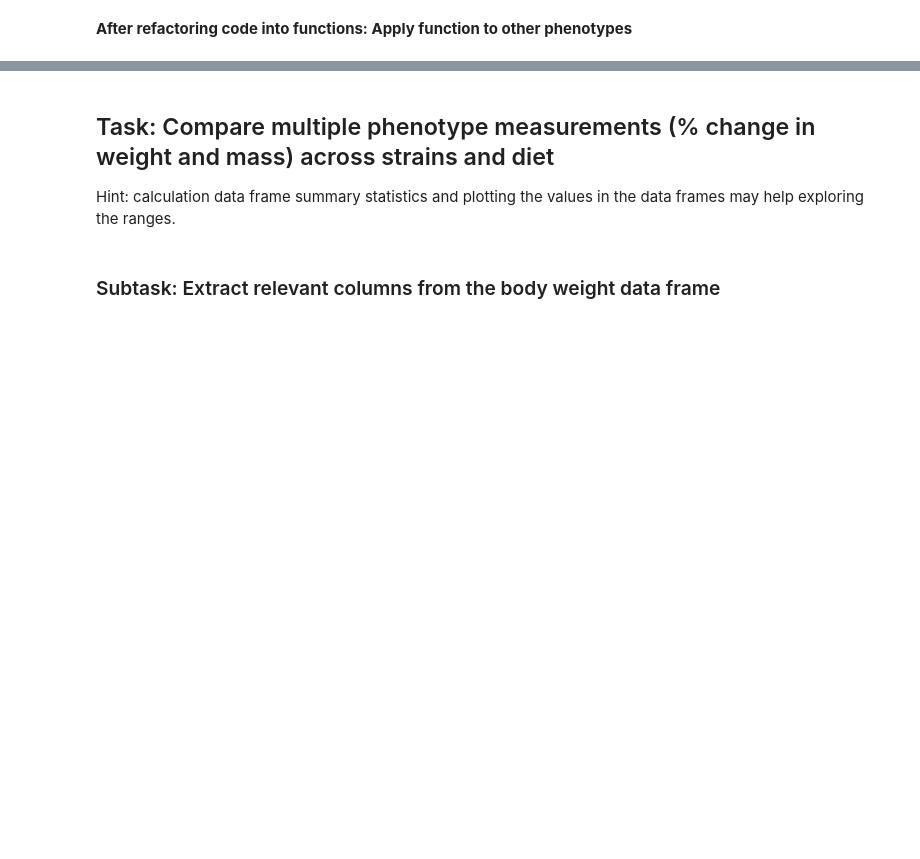
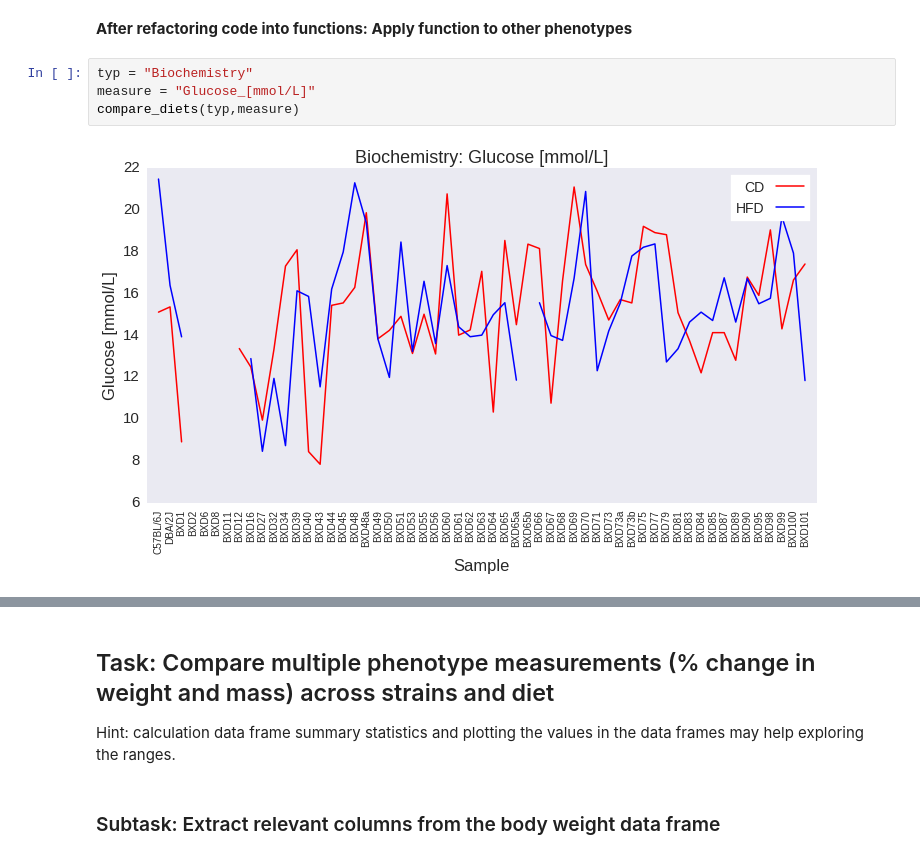
Before and after one commit to Alexstoppel/Integrated_Bioinformatics, a Jupyter notebook: notebooks/Day2_Exploratory_Analysis.ipynb, the cells around one changed output, grey strips where cells are left out. Drawn from its saved outputs; the diff is of its cells as text; blank space fills up the shorter version.

```diff
--- a/notebooks/Day2_Exploratory_Analysis.ipynb
+++ b/notebooks/Day2_Exploratory_Analysis.ipynb
@@ -311,2 +649,8 @@ __Define functions that perform aspects of the procedure above__
 # %% [markdown]
 __After refactoring code into functions: Apply function to other phenotypes__
+# %%
+typ = "Biochemistry"
+measure = "Glucose_[mmol/L]"
+compare_diets(typ,measure)
+# %% [output]
+[figure, added]
```
Also changed, not shown: parts of 41 cells of this notebook, 1 other file.
